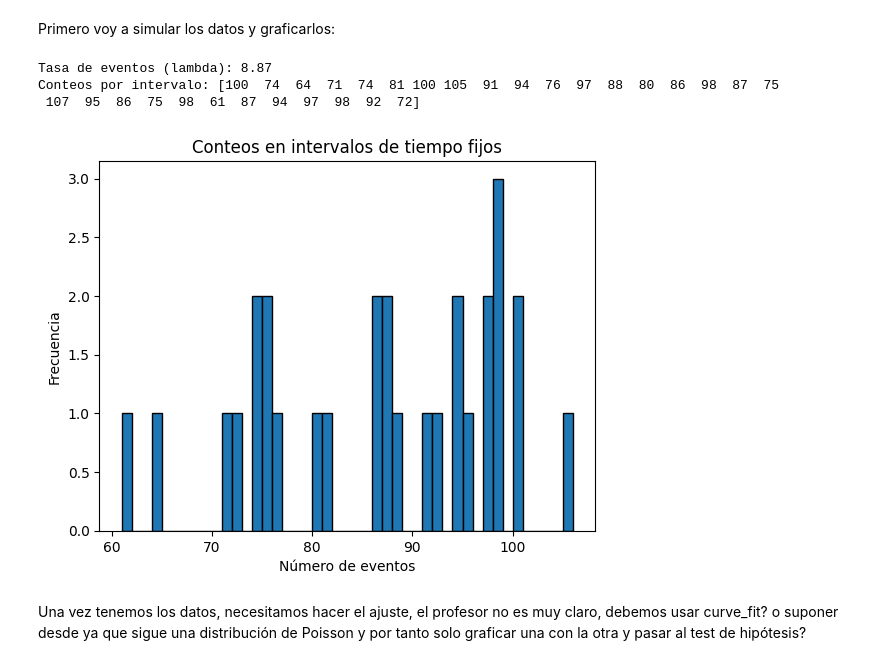
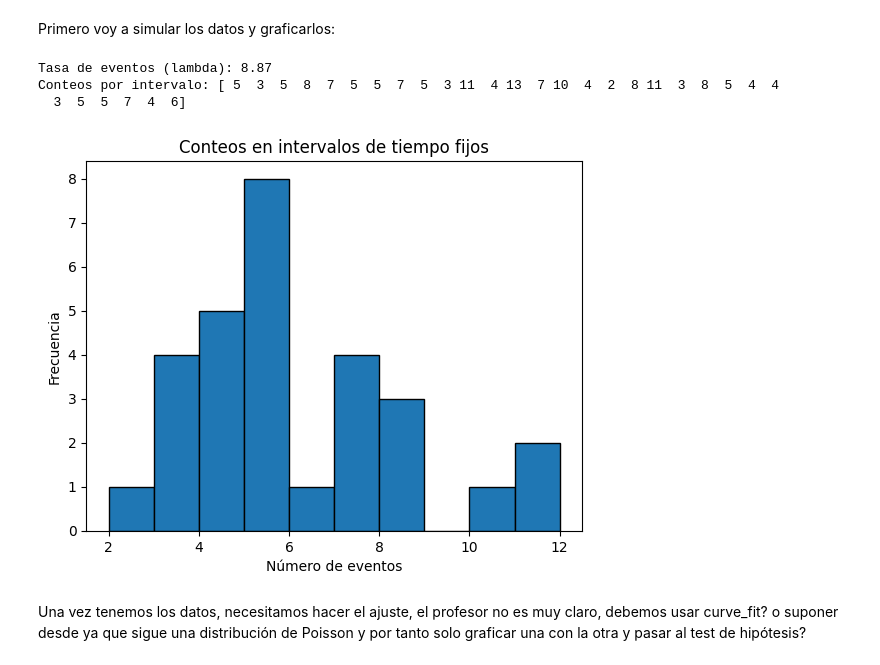
Before and after one commit to JosetoCa/Experimental-IV, a Jupyter notebook: Estadística de Poisson.ipynb, the cells around one changed output. Cells and saved outputs as stored; diff of their text form; code cells hidden in the pictures.

```diff
--- a/Estadística de Poisson.ipynb
+++ b/Estadística de Poisson.ipynb
@@ -10,37 +10,37 @@ import matplotlib.pyplot as plt
 valores_tiempo = np.random.normal(loc=0.5, scale=1, size=10)
 
 duracion_intervalo = 10  # segundos
 n_intervalos = 30
 ################################################################
 
 # Dónde poner los valores de tiempo
 valores_tiempo = np.array([4.21,3.29,12.09,12.83,7.70,6.96,3.68,18.93,9.66,9.35]) #en seg
 
 # donde poner los conteos de eventos
 conteos_por_intervalo = np.array([5,3,5,8,7,5,5,7,5,3,11,4,13,7,10,4,2,8,11,3,8,5,4,4,3,5,5,7,4,6])
 #conteos en 9 seg de deteccion para el tubo sin muestras
 
 #americio-241
 #[1,8,6,2,1,8,6,11,3,4,2,3,3,6,7,6,9,5,5,2,2,4,4,4,5,9,9,4,4,2]
 
 #torio - barra soldadura
 #[3,2,0,7,2,5,6,5,11,4,4,2,5,6,4,2,6,0,1,4,8,1,6,6,6,2,7,2,5,4]
 
 lambda_rate = valores_tiempo.mean()  # eventos por segundo
 
 print("Tasa de eventos (lambda):", lambda_rate)
-conteos_por_intervalo = np.random.poisson(lambda_rate * duracion_intervalo, n_intervalos)
+
 print("Conteos por intervalo:", conteos_por_intervalo)
 plt.hist(conteos_por_intervalo, bins=range(min(conteos_por_intervalo), max(conteos_por_intervalo)), edgecolor='black')
 plt.title("Conteos en intervalos de tiempo fijos")
 plt.xlabel("Número de eventos")
 plt.ylabel("Frecuencia")
 plt.show()
 # %% [output]
 Tasa de eventos (lambda): 8.87
-Conteos por intervalo: [100  74  64  71  74  81 100 105  91  94  76  97  88  80  86  98  87  75
- 107  95  86  75  98  61  87  94  97  98  92  72]
+Conteos por intervalo: [ 5  3  5  8  7  5  5  7  5  3 11  4 13  7 10  4  2  8 11  3  8  5  4  4
+  3  5  5  7  4  6]
-[figure, old version]
+[figure, new version]
 # %% [markdown]
 Una vez tenemos los datos, necesitamos hacer el ajuste, el profesor no es muy claro, debemos usar curve_fit? o suponer desde ya que sigue una distribución de Poisson y por tanto solo graficar una con la otra y pasar al test de hipótesis?
 # %% [markdown]
```
Also changed, not shown: parts of 5 cells of this notebook.
